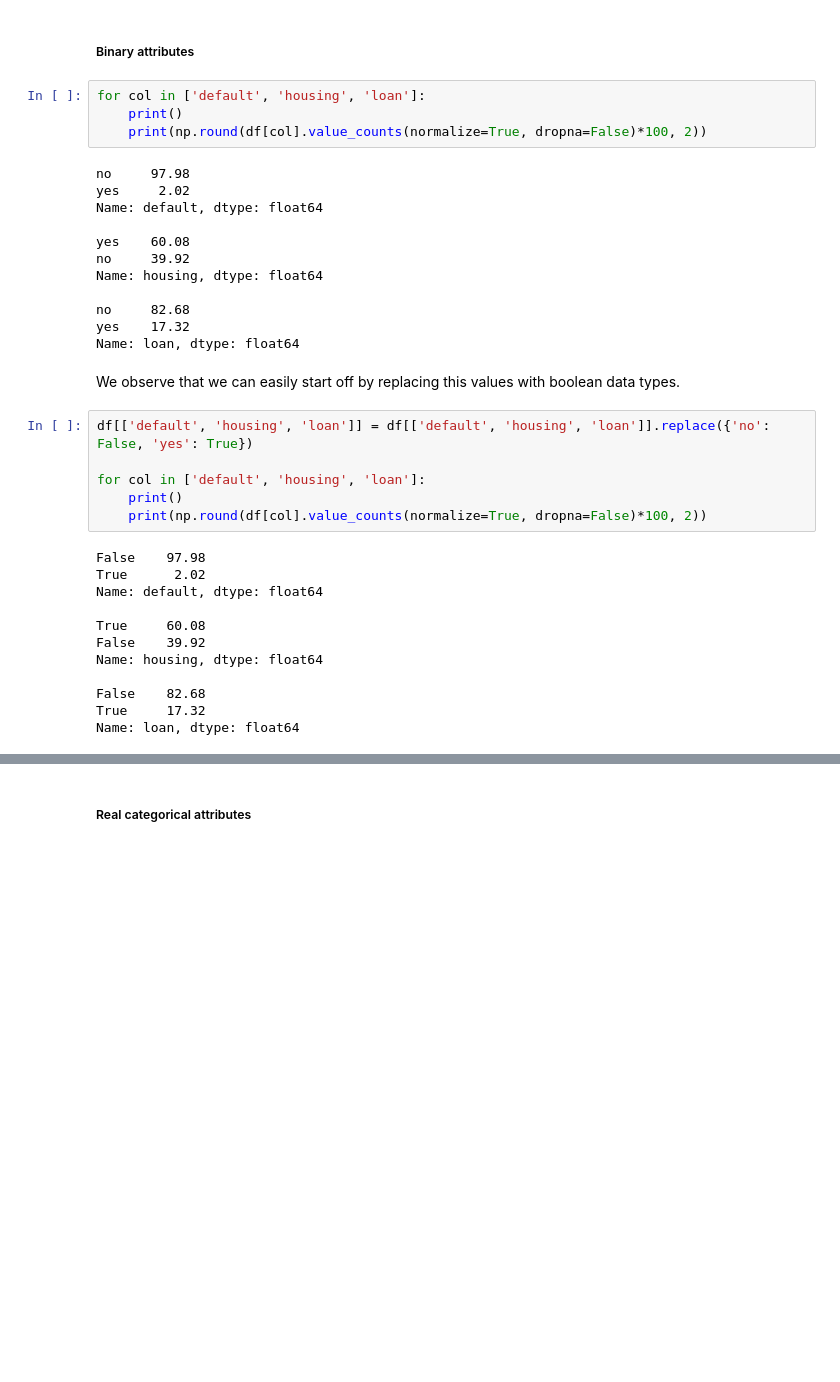
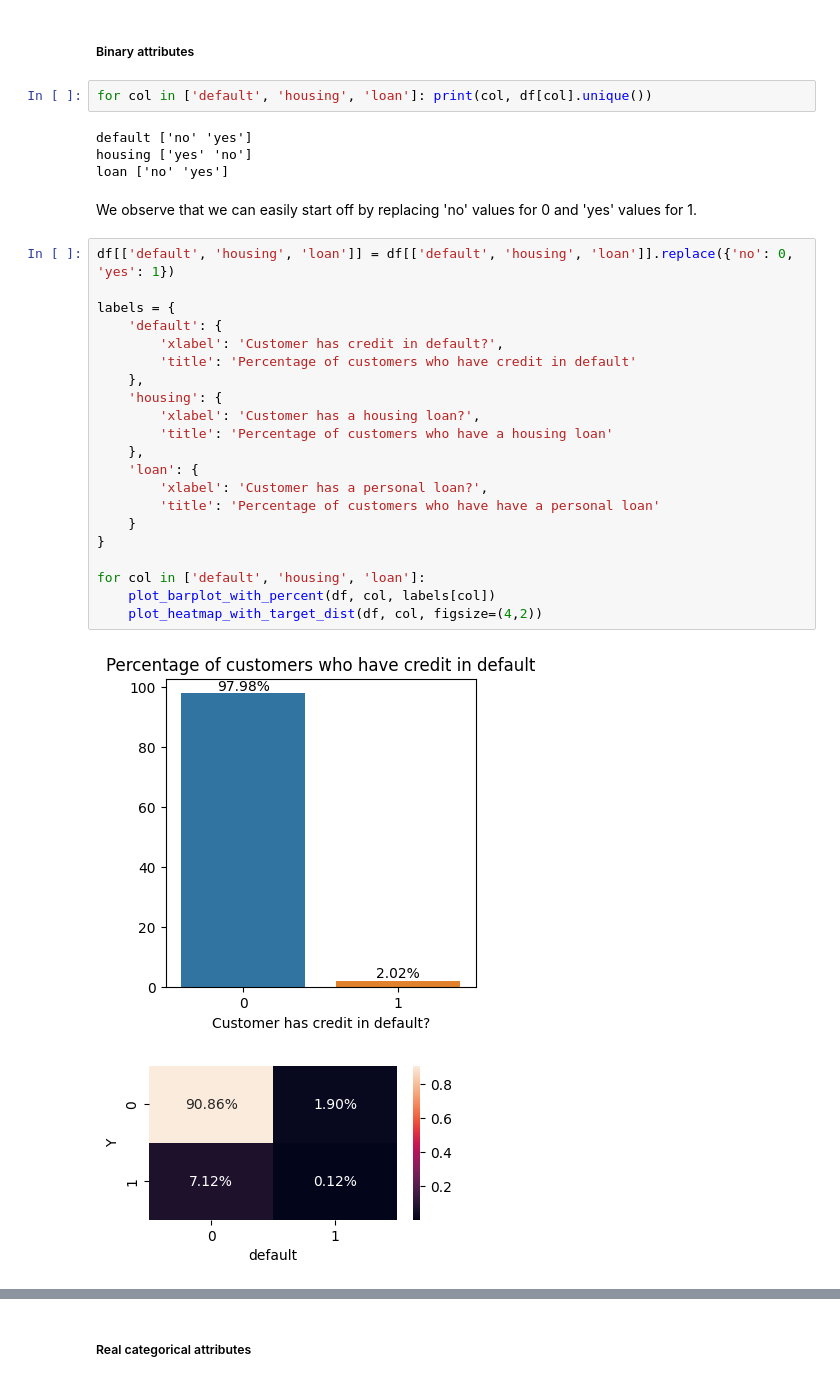
Before and after one commit to AlexandraBinder/Term-Deposit-Marketing, a Jupyter notebook: main_p2.ipynb, the cells around one changed output, grey strips where cells are left out. Drawn from its saved outputs; the diff is of its cells as text; blank space fills up the shorter version.

```diff
--- a/main_p2.ipynb
+++ b/main_p2.ipynb
@@ -383,38 +333,34 @@ Lets start with the binary attributes:
 # %% [markdown]
 ##### Binary attributes
 # %%
-for col in ['default', 'housing', 'loan']:
-    print()
-    print(np.round(df[col].value_counts(normalize=True, dropna=False)*100, 2))
+for col in ['default', 'housing', 'loan']: print(col, df[col].unique())
 # %% [output]
-no     97.98
-yes     2.02
-Name: default, dtype: float64
-
-yes    60.08
-no     39.92
-Name: housing, dtype: float64
-
-no     82.68
-yes    17.32
-Name: loan, dtype: float64
+default ['no' 'yes']
+housing ['yes' 'no']
+loan ['no' 'yes']
 # %% [markdown]
-We observe that we can easily start off by replacing this values with boolean data types.
+We observe that we can easily start off by replacing 'no' values for 0 and 'yes' values for 1.
-# %%
-df[['default', 'housing', 'loan']] = df[['default', 'housing', 'loan']].replace({'no': False, 'yes': True})
-
-for col in ['default', 'housing', 'loan']:
-    print()
-    print(np.round(df[col].value_counts(normalize=True, dropna=False)*100, 2))
-# %% [output]
-False    97.98
-True      2.02
-Name: default, dtype: float64
-
-True     60.08
-False    39.92
-Name: housing, dtype: float64
-
-False    82.68
-True     17.32
-Name: loan, dtype: float64
+# %%
+df[['default', 'housing', 'loan']] = df[['default', 'housing', 'loan']].replace({'no': 0, 'yes': 1})
+
+labels = {
+    'default': {
+        'xlabel': 'Customer has credit in default?',
+        'title': 'Percentage of customers who have credit in default'
+    },
+    'housing': {
+        'xlabel': 'Customer has a housing loan?',
+        'title': 'Percentage of customers who have a housing loan'
+    },
+    'loan': {
+        'xlabel': 'Customer has a personal loan?',
+        'title': 'Percentage of customers who have have a personal loan'
+    }
+}
+
+for col in ['default', 'housing', 'loan']:
+    plot_barplot_with_percent(df, col, labels[col])
+    plot_heatmap_with_target_dist(df, col, figsize=(4,2))
+# %% [output]
+[figure, added]
+[figure, added]
```
Also changed, not shown: parts of 81 cells of this notebook.
